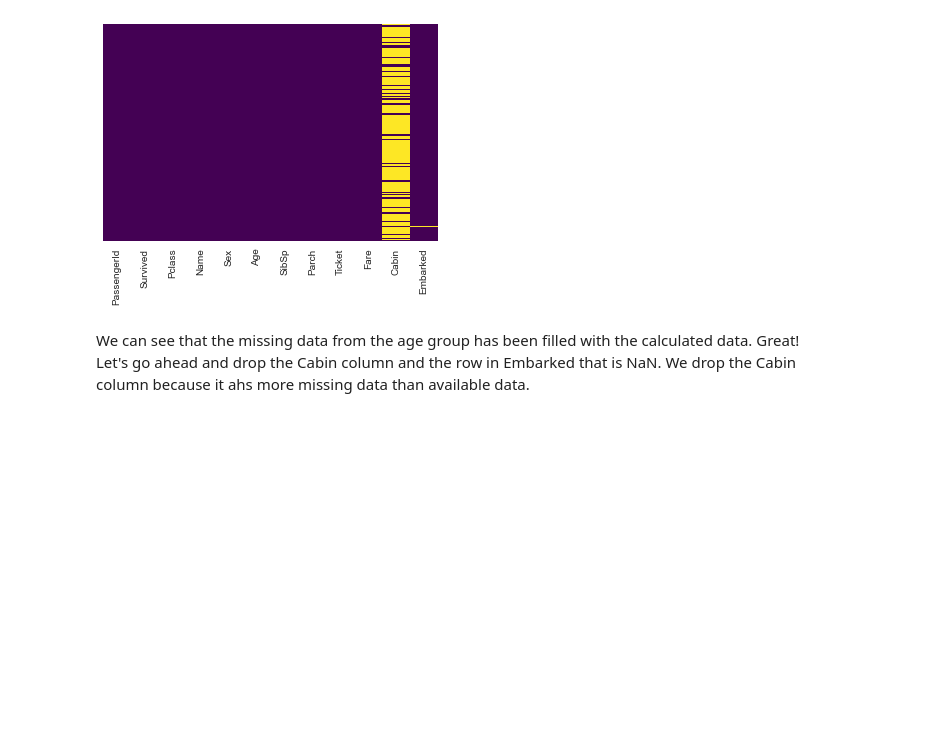
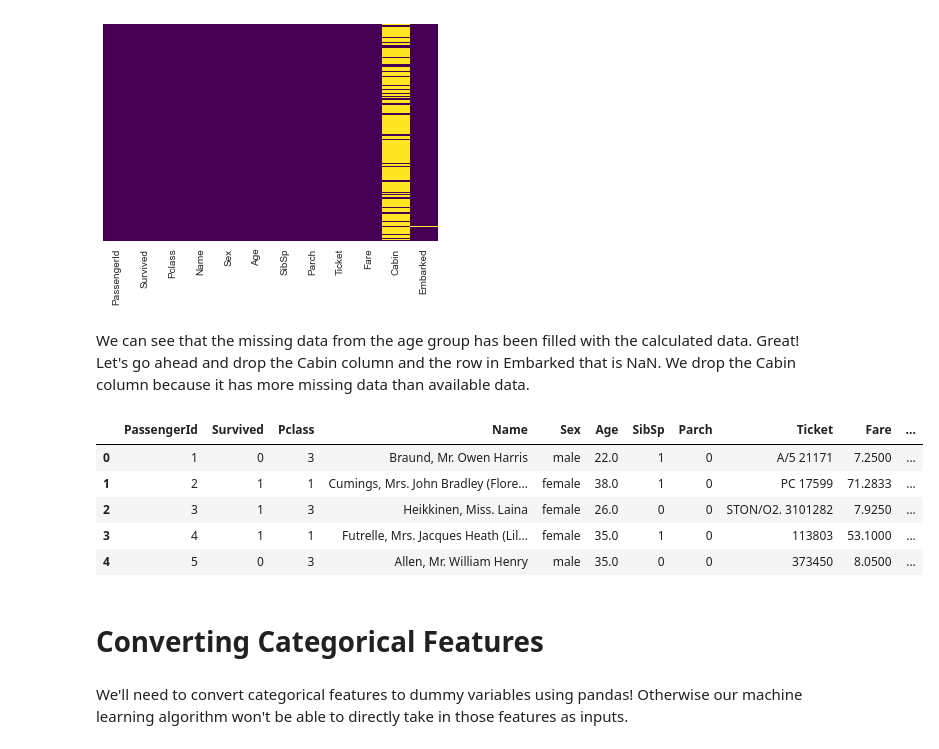
Before and after one commit to ModouLaminJagne/DataScience, a Jupyter notebook: LOGISTIC REGRESSION.ipynb, the cells around one changed output. Saved outputs shown, nothing was run; the diff lists cells and outputs as text; code cells hidden in the pictures; blank space fills up the shorter version.

Commit message:
Converting categorical features

```diff
--- a/LOGISTIC REGRESSION.ipynb
+++ b/LOGISTIC REGRESSION.ipynb
@@ -186,6 +186,15 @@ sns.heatmap(train.isnull(),yticklabels=False,cbar=False,cmap='viridis')
 # %% [markdown]
 We can see that the missing data from the age group has been filled with the calculated data.
 Great! Let's go ahead and drop the Cabin column and the row in Embarked that is NaN.
-We drop the Cabin column because it ahs more missing data than available data.
+We drop the Cabin column because it has more missing data than available data.
 # %%
 train.drop('Cabin',axis=1,inplace=True)
+# %%
+train.head()
+# %% [output]
+|  | PassengerId | Survived | Pclass | Name | Sex | Age | SibSp | Parch | Ticket | Fare | ... |
+| 0 | 1 | 0 | 3 | Braund, Mr. Owen Harris | male | 22.0 | 1 | 0 | A/5 21171 | 7.2500 | ... |
+| 1 | 2 | 1 | 1 | Cumings, Mrs. John Bradley (Flore... | female | 38.0 | 1 | 0 | PC 17599 | 71.2833 | ... |
+| 2 | 3 | 1 | 3 | Heikkinen, Miss. Laina | female | 26.0 | 0 | 0 | STON/O2. 3101282 | 7.9250 | ... |
+| 3 | 4 | 1 | 1 | Futrelle, Mrs. Jacques Heath (Lil... | female | 35.0 | 1 | 0 | 113803 | 53.1000 | ... |
+| 4 | 5 | 0 | 3 | Allen, Mr. William Henry | male | 35.0 | 0 | 0 | 373450 | 8.0500 | ... |
@@ -191,0 +203,4 @@ train.drop('Cabin',axis=1,inplace=True)
+# %% [markdown]
+# Converting Categorical Features
+# %% [markdown]
+We'll need to convert categorical features to dummy variables using pandas! Otherwise our machine learning algorithm won't be able to directly take in those features as inputs.
```
Also changed, not shown: parts of 3 cells of this notebook.
